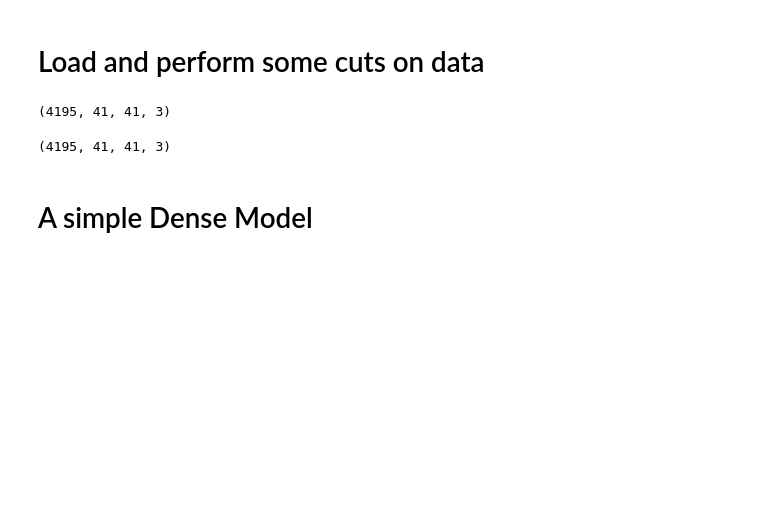
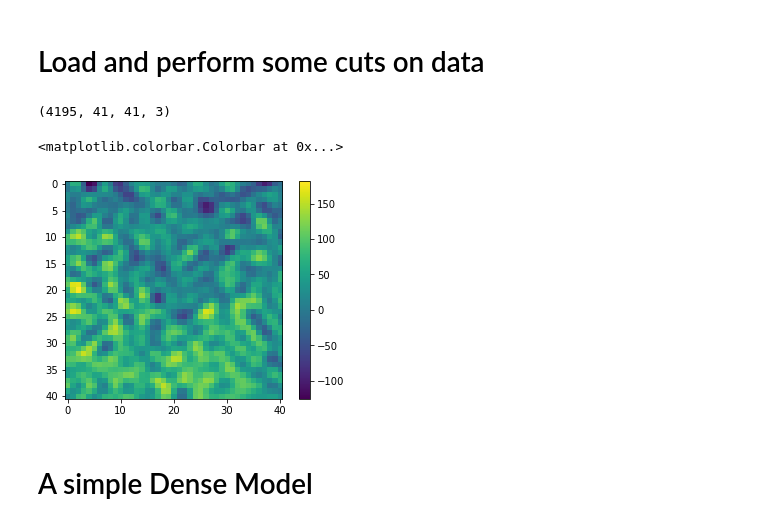
Before and after one commit to Sulla2012/ml-clusters, a Jupyter notebook: mass-prediction.ipynb, the cells around one changed output. Cells and saved outputs as stored; diff of their text form; code cells hidden in the pictures; blank space fills up the shorter version.

```diff
--- a/mass-prediction.ipynb
+++ b/mass-prediction.ipynb
@@ -45,6 +50,8 @@ for i in range(stamps.shape[0]):
 
 stamps = np.delete(stamps, flags, axis = 0)
 # %%
-stamps.shape
+plt.imshow(stamps[50,...,0])
+plt.colorbar()
 # %% [output]
-(4195, 41, 41, 3)
+<matplotlib.colorbar.Colorbar at 0x...>
+[figure, added]
```
Also changed, not shown: parts of 31 cells of this notebook, 1 other file.
